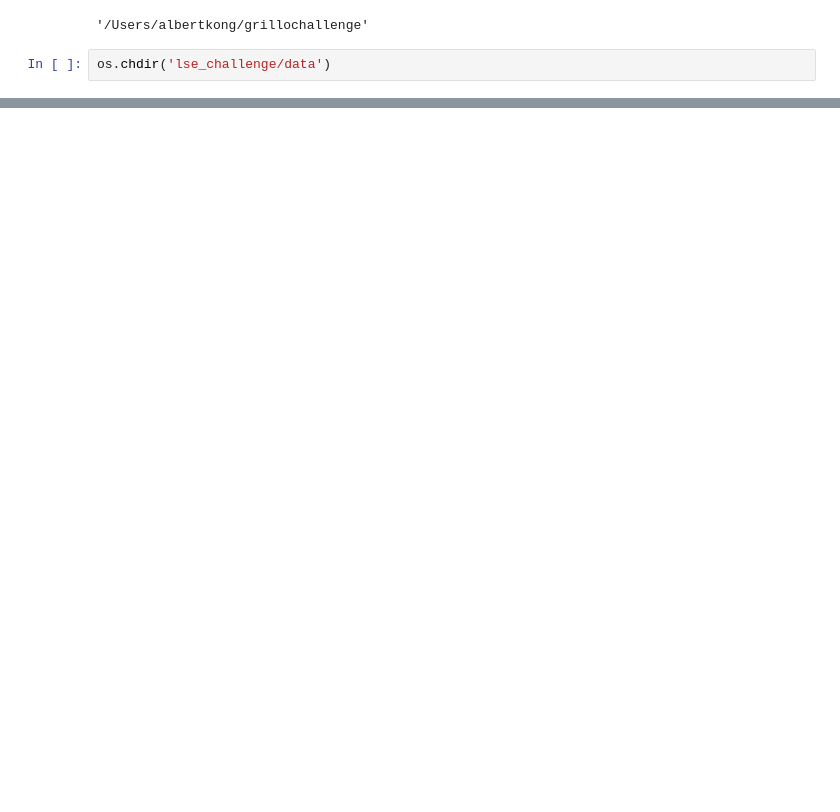
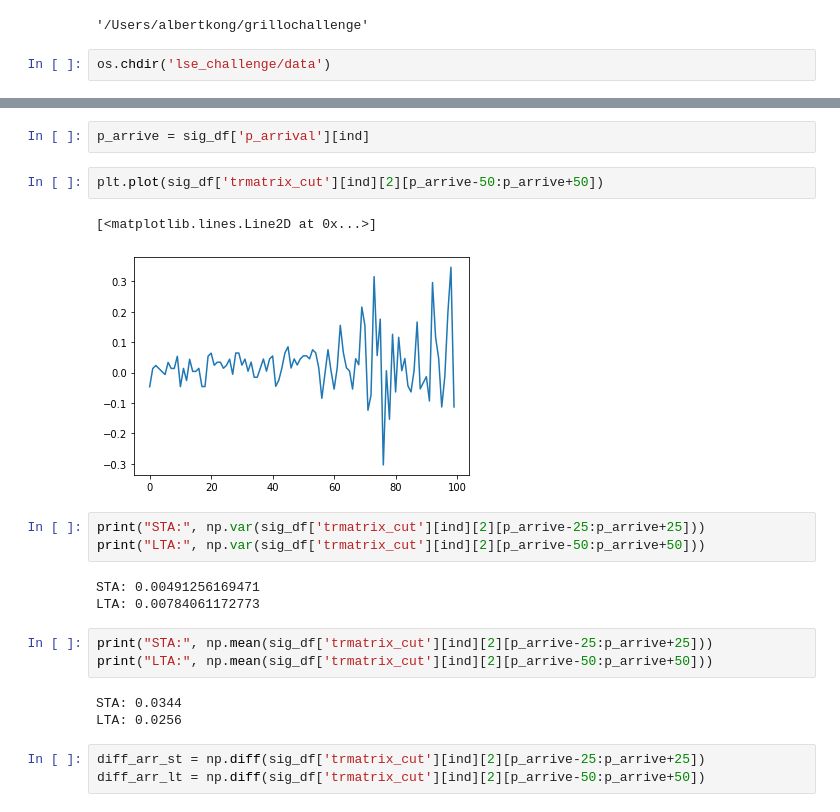
Before and after one commit to albertlk/grillochallenge, a Jupyter notebook: Introduction.ipynb, the cells around one changed output, grey strips where cells are left out. Drawn from its saved outputs; the diff is of its cells as text; blank space fills up the shorter version.

Commit message:
Added spot checking for specific time series and investigating variance and mean of short term and long term series

```diff
--- a/Introduction.ipynb
+++ b/Introduction.ipynb
@@ -93,0 +103,22 @@ sig_df.tail(10)
+# %%
+p_arrive = sig_df['p_arrival'][ind]
+# %%
+plt.plot(sig_df['trmatrix_cut'][ind][2][p_arrive-50:p_arrive+50])
+# %% [output]
+[<matplotlib.lines.Line2D at 0x...>]
+[figure, added]
+# %%
+print("STA:", np.var(sig_df['trmatrix_cut'][ind][2][p_arrive-25:p_arrive+25]))
+print("LTA:", np.var(sig_df['trmatrix_cut'][ind][2][p_arrive-50:p_arrive+50]))
+# %% [output]
+STA: 0.00491256169471
+LTA: 0.00784061172773
+# %%
+print("STA:", np.mean(sig_df['trmatrix_cut'][ind][2][p_arrive-25:p_arrive+25]))
+print("LTA:", np.mean(sig_df['trmatrix_cut'][ind][2][p_arrive-50:p_arrive+50]))
+# %% [output]
+STA: 0.0344
+LTA: 0.0256
+# %%
+diff_arr_st = np.diff(sig_df['trmatrix_cut'][ind][2][p_arrive-25:p_arrive+25])
+diff_arr_lt = np.diff(sig_df['trmatrix_cut'][ind][2][p_arrive-50:p_arrive+50])
```
Also changed, not shown: parts of 7 cells of this notebook, 4 other files.
